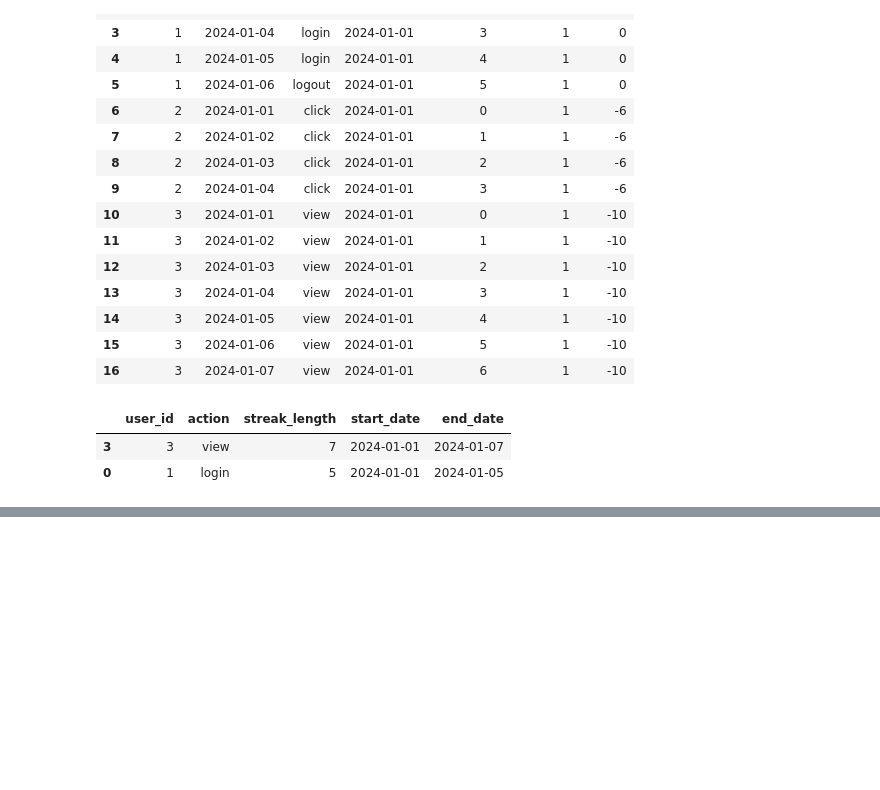
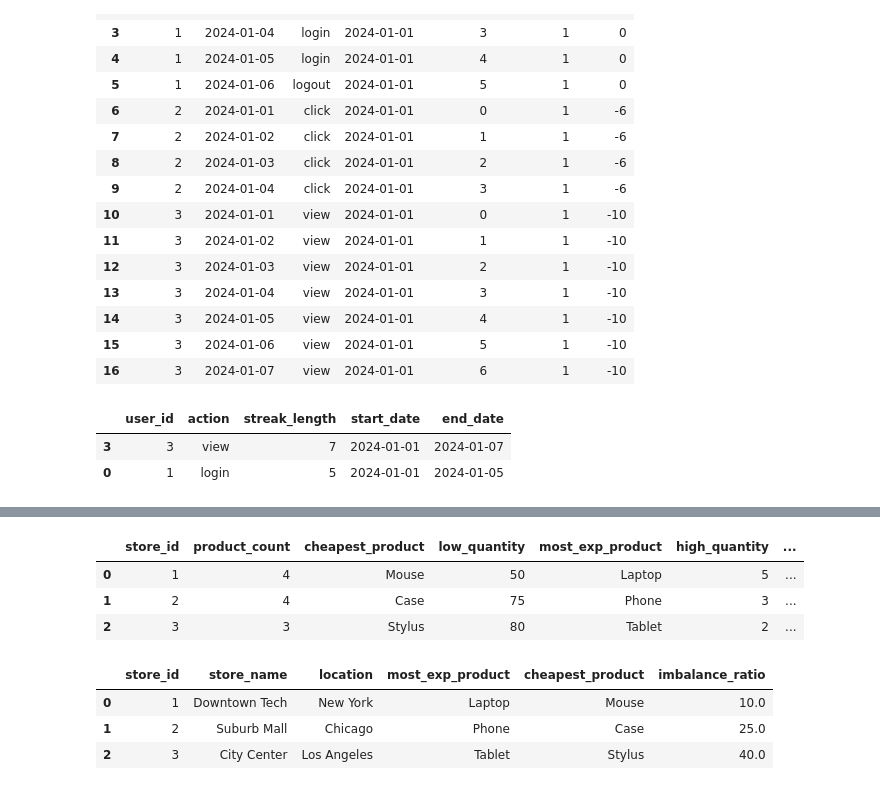
Before and after one commit to lonelysun1990/prototype, a Jupyter notebook: pandas4.ipynb, the cells around one changed output, grey strips where cells are left out. Cells and saved outputs as stored; diff of their text form; code cells hidden in the pictures; blank space fills up the shorter version.

```diff
--- a/pandas4.ipynb
+++ b/pandas4.ipynb
@@ -166,0 +325,3 @@ res[res['streak_length'] >=5].sort_values(['streak_length', 'user_id'], ascendin
+# %%
+low_price = tmp2[tmp2['price'] == tmp2['low_price']][['store_id', 'product_name', 'quantity']]
+high_price = tmp2[tmp2['price'] == tmp2['high_price']][['store_id', 'product_name', 'quantity']]
@@ -166,0 +337,21 @@ res[res['streak_length'] >=5].sort_values(['streak_length', 'user_id'], ascendin
+# %%
+res = tmp1[['store_id','product_count']].merge(low_price).rename(columns={'product_name':'cheapest_product', 'quantity':'low_quantity'})\
+    .merge(high_price).rename(columns={'product_name': 'most_exp_product', 'quantity':'high_quantity'})
+# %%
+res = res[(res['product_count'] >=3) & (res['low_quantity'] > res['high_quantity'])]
+# %%
+res['imbalance_ratio'] = res['low_quantity'] / res['high_quantity']
+# %%
+res
+# %% [output]
+|  | store_id | product_count | cheapest_product | low_quantity | most_exp_product | high_quantity | ... |
+| 0 | 1 | 4 | Mouse | 50 | Laptop | 5 | ... |
+| 1 | 2 | 4 | Case | 75 | Phone | 3 | ... |
+| 2 | 3 | 3 | Stylus | 80 | Tablet | 2 | ... |
+# %%
+stores.merge(res, how='right')[['store_id', 'store_name', 'location', 'most_exp_product', 'cheapest_product', 'imbalance_ratio']]
+# %% [output]
+|  | store_id | store_name | location | most_exp_product | cheapest_product | imbalance_ratio |
+| 0 | 1 | Downtown Tech | New York | Laptop | Mouse | 10.0 |
+| 1 | 2 | Suburb Mall | Chicago | Phone | Case | 25.0 |
+| 2 | 3 | City Center | Los Angeles | Tablet | Stylus | 40.0 |
```
Also changed, not shown: parts of 50 cells of this notebook, 2 other files.
